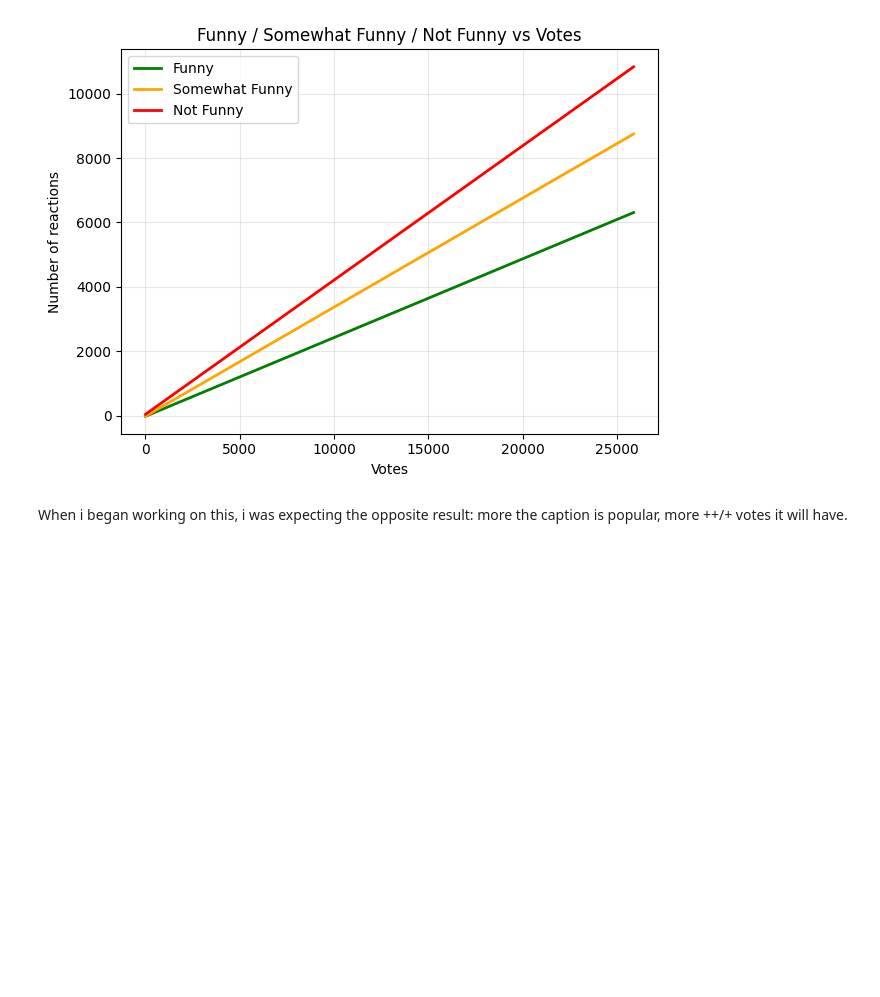
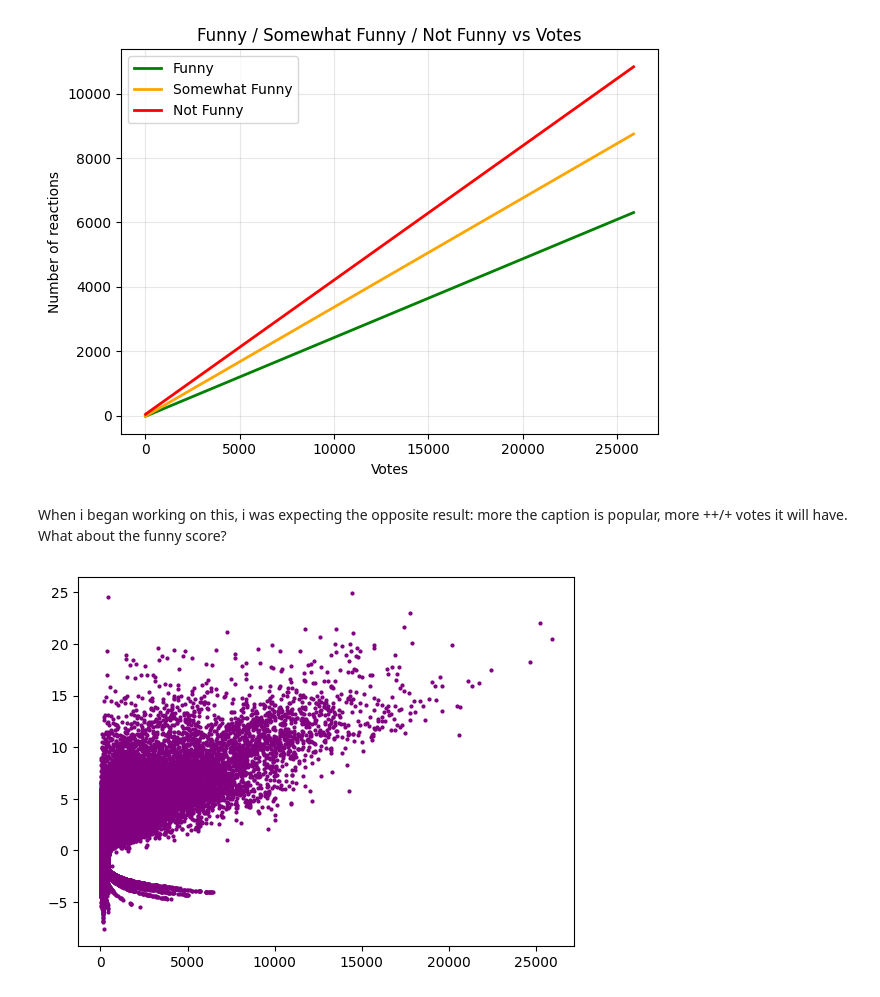
Before and after one commit to epfl-ada/ada-2025-project-adacore42, a Jupyter notebook: _Other/dom_analysis/dom_axis_1.ipynb, the cells around one changed output. Cells and saved outputs as stored; diff of their text form; code cells hidden in the pictures; blank space fills up the shorter version.

```diff
--- a/_Other/dom_analysis/dom_axis_1.ipynb
+++ b/_Other/dom_analysis/dom_axis_1.ipynb
@@ -178,4 +178,9 @@ plt.show()
 # %% [output]
 [figure]
 # %% [markdown]
-When i began working on this, i was expecting the opposite result: more the caption is popular, more ++/+ votes it will have.
+When i began working on this, i was expecting the opposite result: more the caption is popular, more ++/+ votes it will have. What about the funny score?
+# %%
+plt.scatter(dataAm['votes'], dataAm['funny_score'], s=4, c="purple")
+plt.show()
+# %% [output]
+[figure, added]
```
Also changed, not shown: parts of 6 cells of this notebook, 2 other files.
